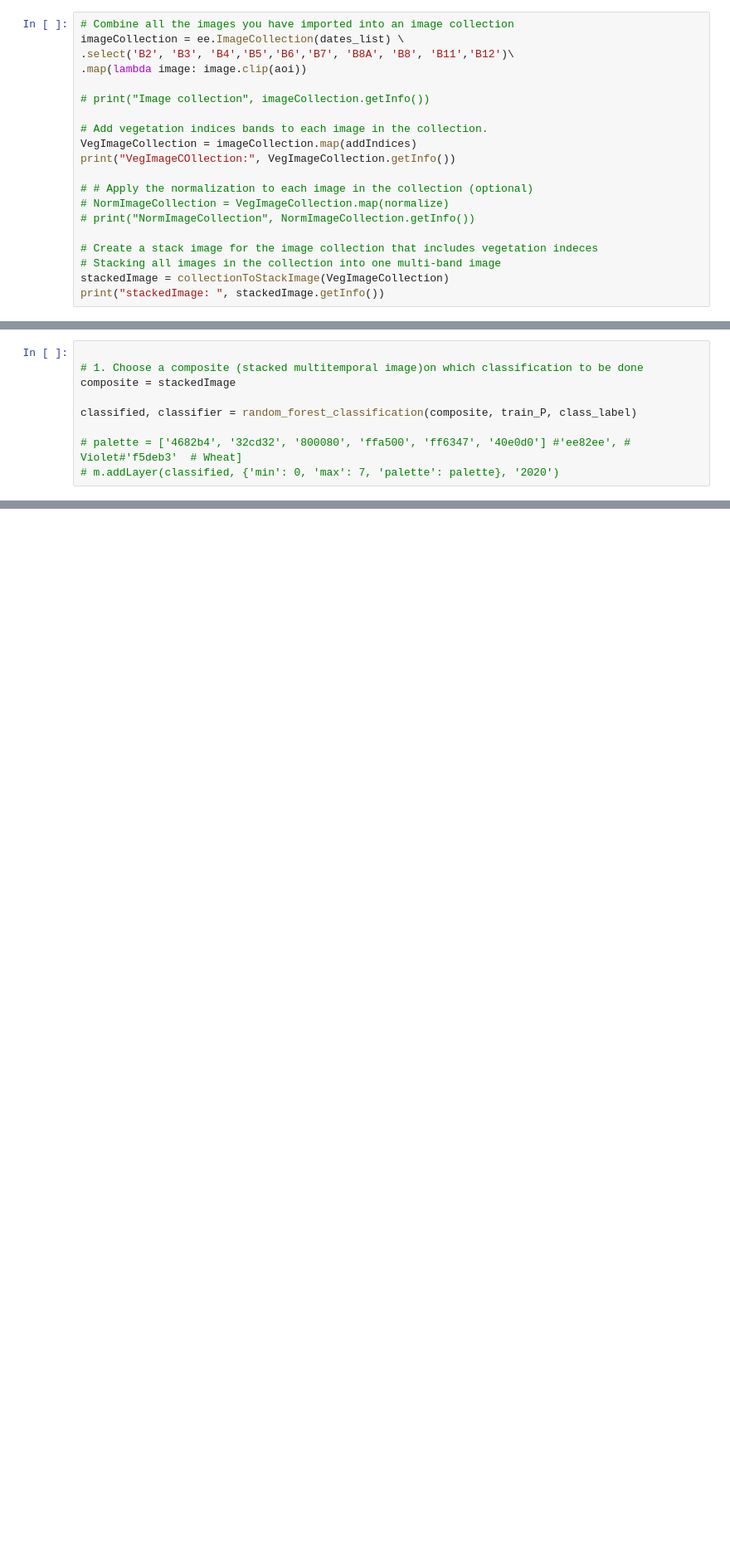
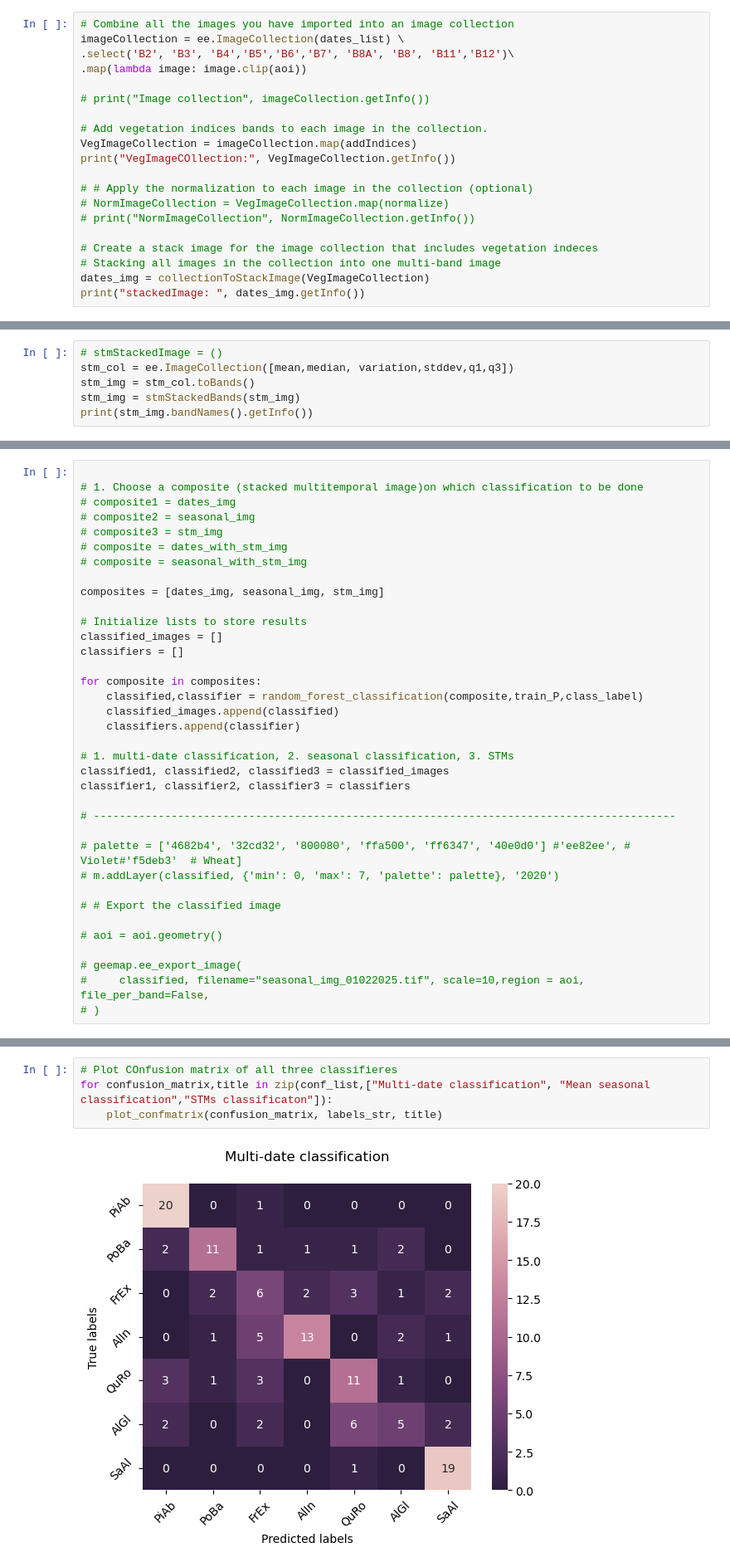
Before and after one commit to nikolovayana/Sen2Tree_multitemporal, a Jupyter notebook: main.ipynb, the cells around one changed output, grey strips where cells are left out. Shown at 83% size. Saved outputs shown, nothing was run; the diff lists cells and outputs as text; blank space fills up the shorter version.

```diff
--- a/main.ipynb
+++ b/main.ipynb
@@ -63,8 +68,8 @@ print("VegImageCOllection:", VegImageCollection.getInfo())
 
 # Create a stack image for the image collection that includes vegetation indeces
 # Stacking all images in the collection into one multi-band image
-stackedImage = collectionToStackImage(VegImageCollection)
-print("stackedImage: ", stackedImage.getInfo())
+dates_img = collectionToStackImage(VegImageCollection)
+print("stackedImage: ", dates_img.getInfo())
 # %% [output]
 VegImageCOllection: {'type': 'ImageCollection', 'bands': [], 'features': [{'type': 'Image', 'bands': [{'id': 'B2', 'data_type': {'type': 'PixelType', 'precision': 'int', 'min': 0, 'max': 65535}, 'dime ...
 stackedImage:  {'type': 'Image', 'bands': [{'id': '20200319_B2', 'data_type': {'type': 'PixelType', 'precision': 'int', 'min': 0, 'max': 65535}, 'dimensions': [10980, 10980], 'crs': 'EPSG:32633', 'crs ...
@@ -70,0 +148,6 @@ stackedImage:  {'type': 'Image', 'bands': [{'id': '20200319_B2', 'data_type': {'
+# %%
+# stmStackedImage = ()
+stm_col = ee.ImageCollection([mean,median, variation,stddev,q1,q3])
+stm_img = stm_col.toBands()
+stm_img = stmStackedBands(stm_img)
+print(stm_img.bandNames().getInfo())
@@ -152,9 +257,36 @@ sns.jointplot(data=merged_df, x="greenness", y="ndvi", hue="Tree Species_x", pal
 # %%
 
 # 1. Choose a composite (stacked multitemporal image)on which classification to be done
-composite = stackedImage
+# composite1 = dates_img
+# composite2 = seasonal_img
+# composite3 = stm_img
+# composite = dates_with_stm_img
+# composite = seasonal_with_stm_img
 
-classified, classifier = random_forest_classification(composite, train_P, class_label)
+composites = [dates_img, seasonal_img, stm_img]
+
+# Initialize lists to store results
+classified_images = []
+classifiers = []
+
+for composite in composites:
+    classified,classifier = random_forest_classification(composite,train_P,class_label)
+    classified_images.append(classified)
+    classifiers.append(classifier)
+
+# 1. multi-date classification, 2. seasonal classification, 3. STMs
+classified1, classified2, classified3 = classified_images
+classifier1, classifier2, classifier3 = classifiers
+
+# ------------------------------------------------------------------------------------------
 
 # palette = ['4682b4', '32cd32', '800080', 'ffa500', 'ff6347', '40e0d0'] #'ee82ee', # Violet#'f5deb3'  # Wheat]
 # m.addLayer(classified, {'min': 0, 'max': 7, 'palette': palette}, '2020')
+
+# # Export the classified image
+
+# aoi = aoi.geometry()
+
+# geemap.ee_export_image(
+#     classified, filename="seasonal_img_01022025.tif", scale=10,region = aoi, file_per_band=False,
+# )
@@ -162,0 +356,6 @@ classified, classifier = random_forest_classification(composite, train_P, class_
+# %%
+# Plot COnfusion matrix of all three classifieres
+for confusion_matrix,title in zip(conf_list,["Multi-date classification", "Mean seasonal classification","STMs classificaton"]):
+    plot_confmatrix(confusion_matrix, labels_str, title)
+# %% [output]
+[figure, added]
```
Also changed, not shown: parts of 39 cells of this notebook, 12 other files.
